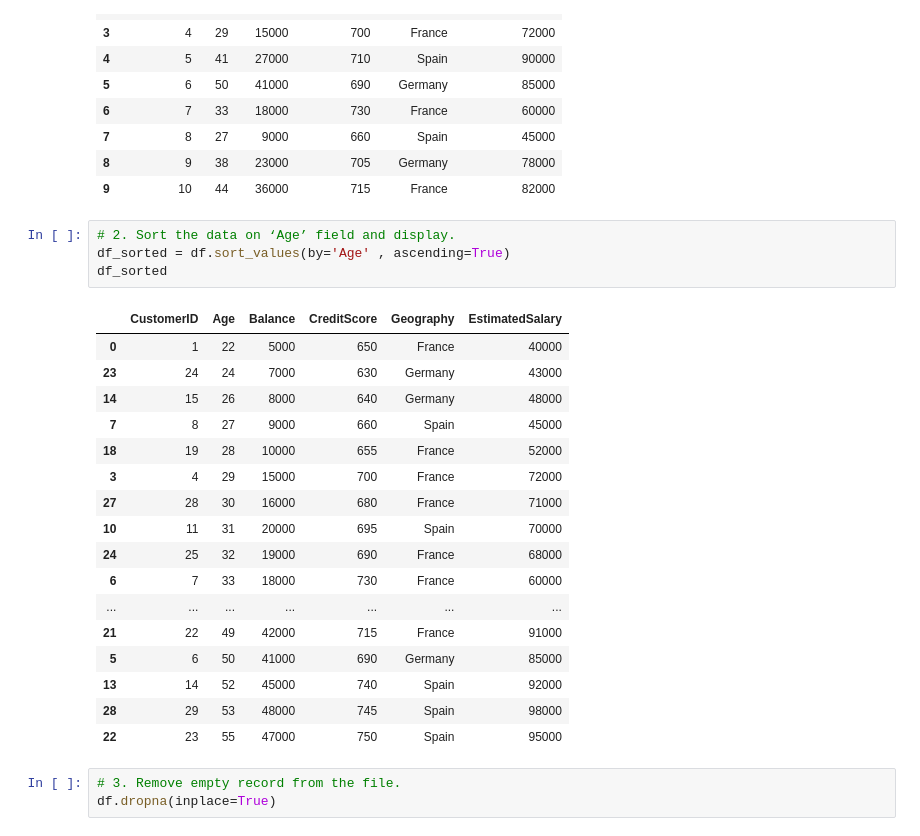
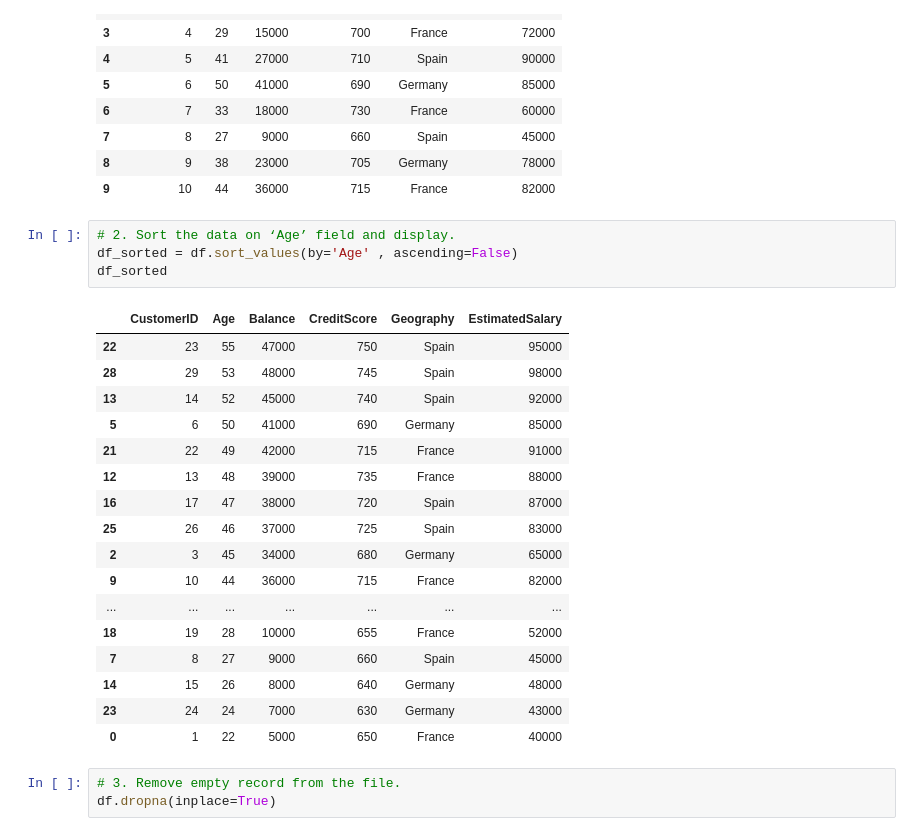
Before and after one commit to Mitan11/Python, a Jupyter notebook: Matplotlib_uni/practicset.ipynb, the cells around one changed output. Saved outputs shown, nothing was run; the diff lists cells and outputs as text.

```diff
--- a/Matplotlib_uni/practicset.ipynb
+++ b/Matplotlib_uni/practicset.ipynb
@@ -25,26 +25,26 @@ df.head(10)
 | 9 | 10 | 44 | 36000 | 715 | France | 82000 |
 # %%
 # 2. Sort the data on ‘Age’ field and display.
-df_sorted = df.sort_values(by='Age' , ascending=True)
+df_sorted = df.sort_values(by='Age' , ascending=False)
 df_sorted
 # %% [output]
 |  | CustomerID | Age | Balance | CreditScore | Geography | EstimatedSalary |
+| 22 | 23 | 55 | 47000 | 750 | Spain | 95000 |
+| 28 | 29 | 53 | 48000 | 745 | Spain | 98000 |
+| 13 | 14 | 52 | 45000 | 740 | Spain | 92000 |
+| 5 | 6 | 50 | 41000 | 690 | Germany | 85000 |
+| 21 | 22 | 49 | 42000 | 715 | France | 91000 |
+| 12 | 13 | 48 | 39000 | 735 | France | 88000 |
+| 16 | 17 | 47 | 38000 | 720 | Spain | 87000 |
+| 25 | 26 | 46 | 37000 | 725 | Spain | 83000 |
+| 2 | 3 | 45 | 34000 | 680 | Germany | 65000 |
+| 9 | 10 | 44 | 36000 | 715 | France | 82000 |
+| ... | ... | ... | ... | ... | ... | ... |
+| 18 | 19 | 28 | 10000 | 655 | France | 52000 |
+| 7 | 8 | 27 | 9000 | 660 | Spain | 45000 |
+| 14 | 15 | 26 | 8000 | 640 | Germany | 48000 |
+| 23 | 24 | 24 | 7000 | 630 | Germany | 43000 |
 | 0 | 1 | 22 | 5000 | 650 | France | 40000 |
-| 23 | 24 | 24 | 7000 | 630 | Germany | 43000 |
-| 14 | 15 | 26 | 8000 | 640 | Germany | 48000 |
-| 7 | 8 | 27 | 9000 | 660 | Spain | 45000 |
-| 18 | 19 | 28 | 10000 | 655 | France | 52000 |
-| 3 | 4 | 29 | 15000 | 700 | France | 72000 |
-| 27 | 28 | 30 | 16000 | 680 | France | 71000 |
-| 10 | 11 | 31 | 20000 | 695 | Spain | 70000 |
-| 24 | 25 | 32 | 19000 | 690 | France | 68000 |
-| 6 | 7 | 33 | 18000 | 730 | France | 60000 |
-| ... | ... | ... | ... | ... | ... | ... |
-| 21 | 22 | 49 | 42000 | 715 | France | 91000 |
-| 5 | 6 | 50 | 41000 | 690 | Germany | 85000 |
-| 13 | 14 | 52 | 45000 | 740 | Spain | 92000 |
-| 28 | 29 | 53 | 48000 | 745 | Spain | 98000 |
-| 22 | 23 | 55 | 47000 | 750 | Spain | 95000 |
 # %%
 # 3. Remove empty record from the file.
 df.dropna(inplace=True)
```
Also changed, not shown: parts of 4 cells of this notebook, 27 other files.
